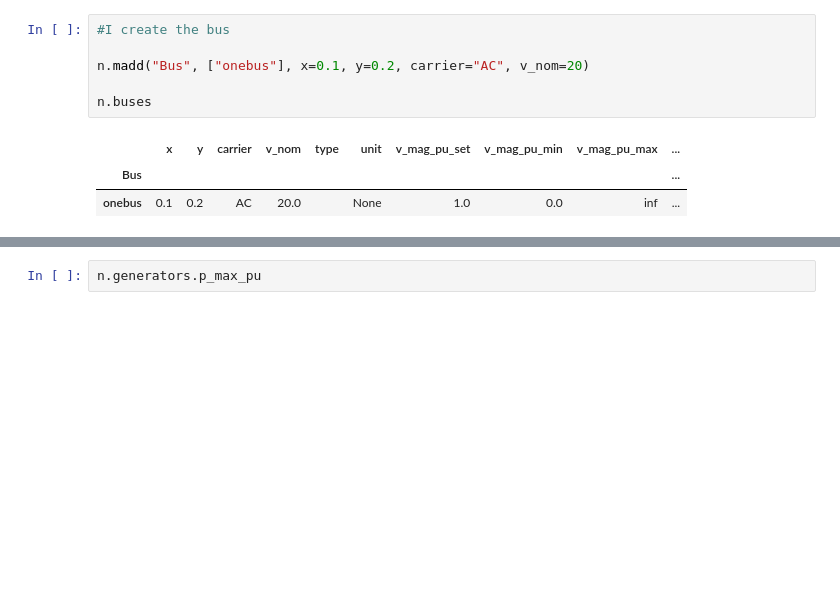
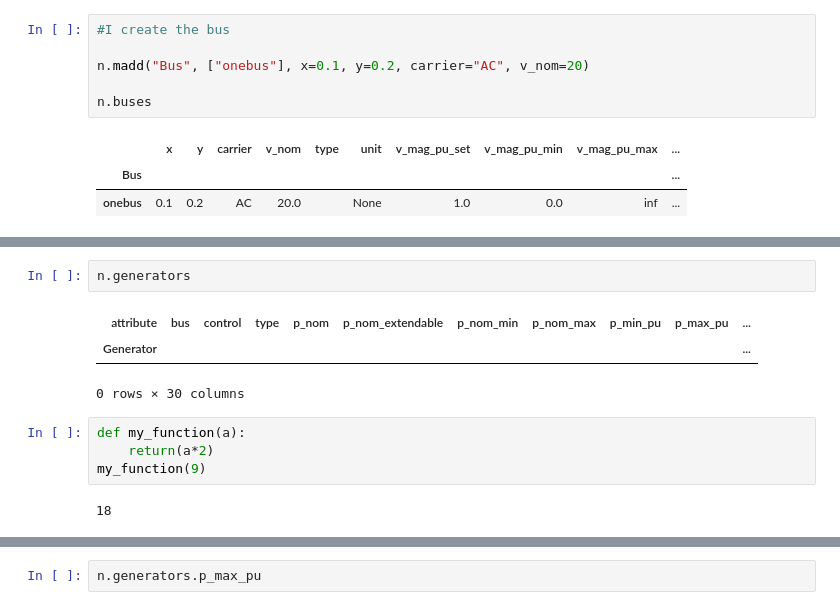
Before and after one commit to DeniseGiub/pypsa-distribution, a Jupyter notebook: Add_electricity_local.ipynb, the cells around one changed output, grey strips where cells are left out. Saved outputs shown, nothing was run; the diff lists cells and outputs as text; blank space fills up the shorter version.

```diff
--- a/Add_electricity_local.ipynb
+++ b/Add_electricity_local.ipynb
@@ -63,0 +155,12 @@ Index(['0 solar'], dtype='object')
+# %%
+n.generators
+# %% [output]
+| attribute | bus | control | type | p_nom | p_nom_extendable | p_nom_min | p_nom_max | p_min_pu | p_max_pu | ... |
+| Generator |  |  |  |  |  |  |  |  |  | ... |
+0 rows × 30 columns
+# %%
+def my_function(a):
+    return(a*2)
+my_function(9)
+# %% [output]
+18
```
Also changed, not shown: parts of 13 cells of this notebook, 1 other file.
